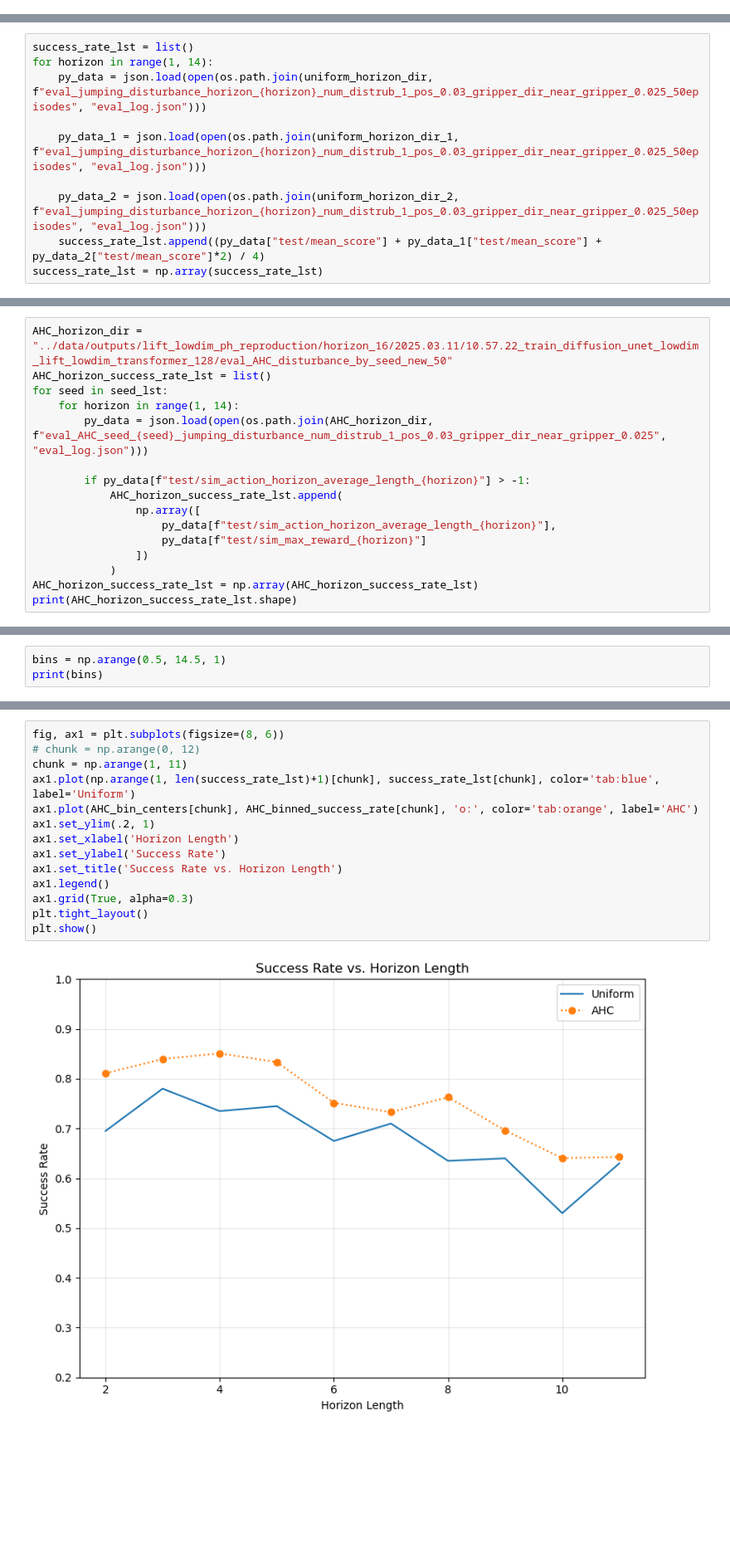
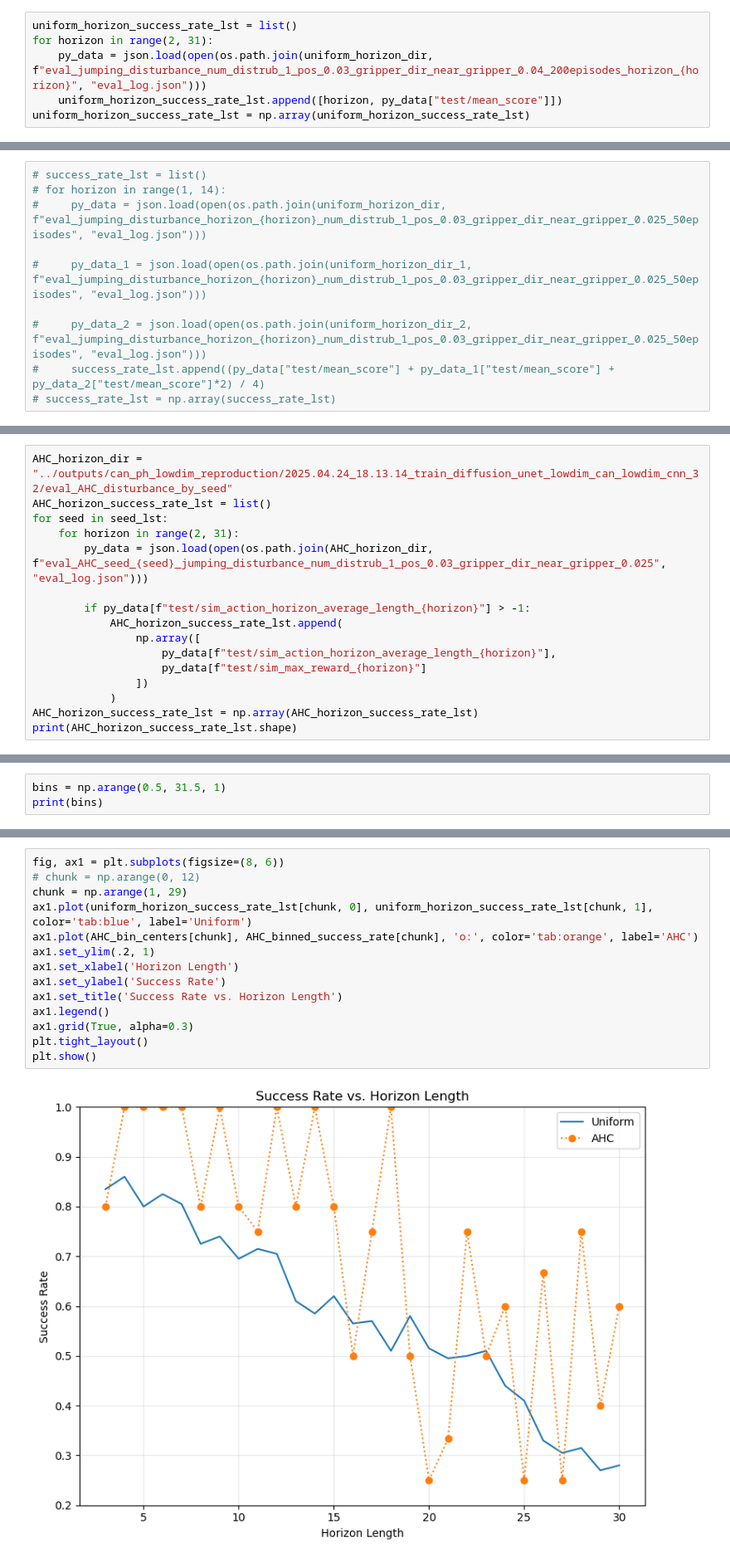
Before and after one commit to SieRaX/diffusion_policy, a Jupyter notebook: notebook/plot_successrate_horizon_on_jumping_disturbance_estimator.ipynb, the cells around one changed output, grey strips where cells are left out. Shown at 83% size. Saved outputs shown, nothing was run; the diff lists cells and outputs as text; blank space fills up the shorter version.

Commit message:
for 32 horizon

```diff
--- a/notebook/plot_successrate_horizon_on_jumping_disturbance_estimator.ipynb
+++ b/notebook/plot_successrate_horizon_on_jumping_disturbance_estimator.ipynb
@@ -6 +8,7 @@ from matplotlib import pyplot as plt
+# %%
+uniform_horizon_success_rate_lst = list()
+for horizon in range(2, 31):
+    py_data = json.load(open(os.path.join(uniform_horizon_dir, f"eval_jumping_disturbance_num_distrub_1_pos_0.03_gripper_dir_near_gripper_0.04_200episodes_horizon_{horizon}", "eval_log.json")))
+    uniform_horizon_success_rate_lst.append([horizon, py_data["test/mean_score"]])
+uniform_horizon_success_rate_lst = np.array(uniform_horizon_success_rate_lst)
 # %%
@@ -12,13 +20,13 @@ uniform_horizon_dir_2 = "../data/outputs/lift_lowdim_ph_reproduction/horizon_16/
 # %%
-success_rate_lst = list()
-for horizon in range(1, 14):
-    py_data = json.load(open(os.path.join(uniform_horizon_dir, f"eval_jumping_disturbance_horizon_{horizon}_num_distrub_1_pos_0.03_gripper_dir_near_gripper_0.025_50episodes", "eval_log.json")))
+# success_rate_lst = list()
+# for horizon in range(1, 14):
+#     py_data = json.load(open(os.path.join(uniform_horizon_dir, f"eval_jumping_disturbance_horizon_{horizon}_num_distrub_1_pos_0.03_gripper_dir_near_gripper_0.025_50episodes", "eval_log.json")))
 
-    py_data_1 = json.load(open(os.path.join(uniform_horizon_dir_1, f"eval_jumping_disturbance_horizon_{horizon}_num_distrub_1_pos_0.03_gripper_dir_near_gripper_0.025_50episodes", "eval_log.json")))
+#     py_data_1 = json.load(open(os.path.join(uniform_horizon_dir_1, f"eval_jumping_disturbance_horizon_{horizon}_num_distrub_1_pos_0.03_gripper_dir_near_gripper_0.025_50episodes", "eval_log.json")))
 
-    py_data_2 = json.load(open(os.path.join(uniform_horizon_dir_2, f"eval_jumping_disturbance_horizon_{horizon}_num_distrub_1_pos_0.03_gripper_dir_near_gripper_0.025_50episodes", "eval_log.json")))
-    success_rate_lst.append((py_data["test/mean_score"] + py_data_1["test/mean_score"] + py_data_2["test/mean_score"]*2) / 4)
-success_rate_lst = np.array(success_rate_lst)
+#     py_data_2 = json.load(open(os.path.join(uniform_horizon_dir_2, f"eval_jumping_disturbance_horizon_{horizon}_num_distrub_1_pos_0.03_gripper_dir_near_gripper_0.025_50episodes", "eval_log.json")))
+#     success_rate_lst.append((py_data["test/mean_score"] + py_data_1["test/mean_score"] + py_data_2["test/mean_score"]*2) / 4)
+# success_rate_lst = np.array(success_rate_lst)
 # %%
 # success_rate_lst = list()
 # for horizon in range(1, 13):
@@ -67,10 +90,10 @@ def get_binned_statistics(horizon_times, success, bins):
 
     return np.array(bin_centers), np.array(binned_success_rate), bin_counts
 # %%
-AHC_horizon_dir = "../data/outputs/lift_lowdim_ph_reproduction/horizon_16/2025.03.11/10.57.22_train_diffusion_unet_lowdim_lift_lowdim_transformer_128/eval_AHC_disturbance_by_seed_new_50"
+AHC_horizon_dir = "../outputs/can_ph_lowdim_reproduction/2025.04.24_18.13.14_train_diffusion_unet_lowdim_can_lowdim_cnn_32/eval_AHC_disturbance_by_seed"
 AHC_horizon_success_rate_lst = list()
 for seed in seed_lst:
-    for horizon in range(1, 14):
+    for horizon in range(2, 31):
         py_data = json.load(open(os.path.join(AHC_horizon_dir, f"eval_AHC_seed_{seed}_jumping_disturbance_num_distrub_1_pos_0.03_gripper_dir_near_gripper_0.025", "eval_log.json")))
 
         if py_data[f"test/sim_action_horizon_average_length_{horizon}"] > -1:
@@ -87,4 +110,4 @@ print(AHC_horizon_success_rate_lst.shape)
 # %%
-bins = np.arange(0.5, 14.5, 1)
+bins = np.arange(0.5, 31.5, 1)
 print(bins)
 # %% [output]
@@ -98,19 +123,19 @@ len(AHC_bin_centers)
 # %%
 fig, ax1 = plt.subplots(figsize=(8, 6))
 # chunk = np.arange(0, 12)
-chunk = np.arange(1, 11)
-ax1.plot(np.arange(1, len(success_rate_lst)+1)[chunk], success_rate_lst[chunk], color='tab:blue', label='Uniform')
+chunk = np.arange(1, 29)
+ax1.plot(uniform_horizon_success_rate_lst[chunk, 0], uniform_horizon_success_rate_lst[chunk, 1], color='tab:blue', label='Uniform')
 ax1.plot(AHC_bin_centers[chunk], AHC_binned_success_rate[chunk], 'o:', color='tab:orange', label='AHC')
 ax1.set_ylim(.2, 1)
 ax1.set_xlabel('Horizon Length')
 ax1.set_ylabel('Success Rate')
 ax1.set_title('Success Rate vs. Horizon Length')
 ax1.legend()
 ax1.grid(True, alpha=0.3)
 plt.tight_layout()
 plt.show()
 # %% [output]
-[figure, old version]
+[figure, new version]
 # %%
 fig, ax1 = plt.subplots(figsize=(8, 6))
 ax1.bar(AHC_bin_centers, AHC_bin_counts, alpha=0.6, color='tab:orange')
```
Also changed, not shown: parts of 9 cells of this notebook, 3 other files.
